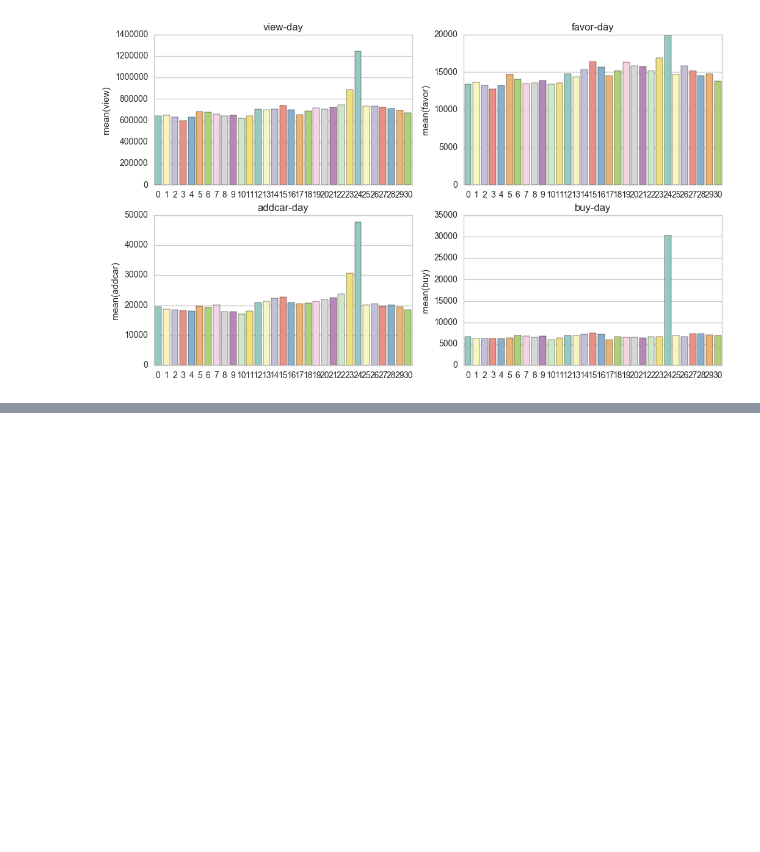
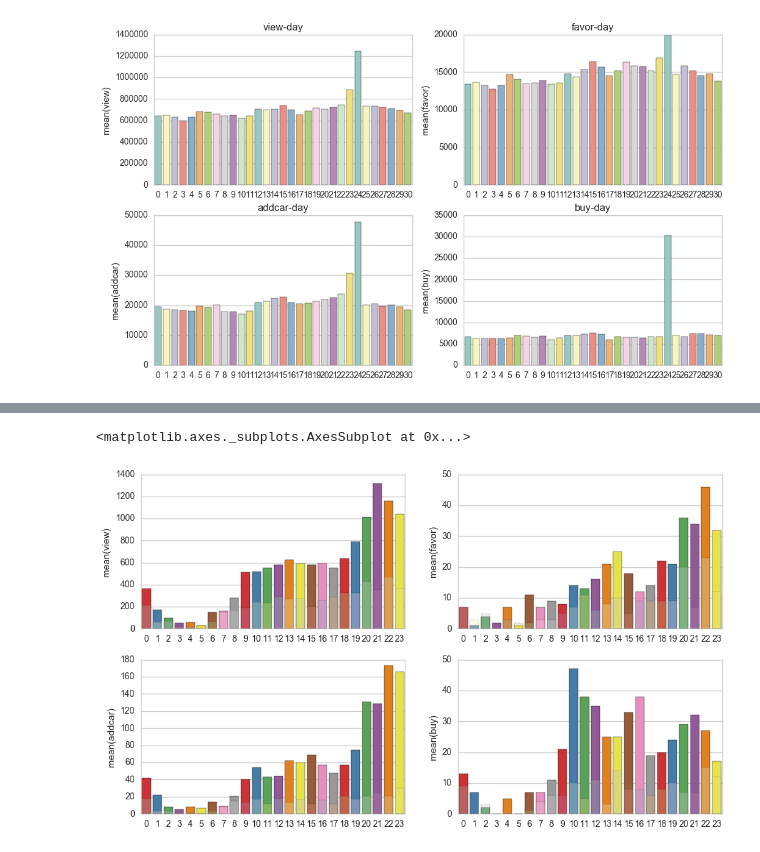
Before and after one commit to wy250229163/IpynbCodes, a Jupyter notebook: 01AliTianchi_Fresh_COMPETITION/AliTianchi_fresh.ipynb, the cells around one changed output, grey strips where cells are left out. Saved outputs shown, nothing was run; the diff lists cells and outputs as text; code cells hidden in the pictures; blank space fills up the shorter version.

```diff
--- a/01AliTianchi_Fresh_COMPETITION/AliTianchi_fresh.ipynb
+++ b/01AliTianchi_Fresh_COMPETITION/AliTianchi_fresh.ipynb
@@ -80,0 +161,21 @@ sns.barplot(month_total.index, month_total.buy,palette="Set3",ax=axes[1,1])
+# %%
+#在小时的维度上进行观察
+hour_detail=user_df[['user_id','item_id','hour','view','favor','addcar','buy']][user_df.date<'2014-12-18'].groupby(['user_id','item_id','hour'],as_index=False).sum()
+month_detail=user_df[['user_id','item_id','date','view','favor','addcar','buy']].groupby(['user_id','item_id','date'],as_index=False).sum()
+day18_positive=month_detail[['user_id','item_id']][(month_detail.date=='2014-12-18')&(month_detail.buy!=0)]
+day18_negative=month_detail[['user_id','item_id']][(month_detail.date=='2014-12-18')&(month_detail.buy==0)].sample(n=6124)
+day18_buy_hour_detail=day18_positive.merge(hour_detail,how='left',on=['user_id','item_id'],).groupby('hour',as_index=False).sum()
+day18_notbuy_hour_detail=day18_negative.merge(hour_detail,how='left',on=['user_id','item_id'],).groupby('hour',as_index=False).sum()
+
+f,axes=plt.subplots(2,2,figsize=(12,7))
+sns.barplot(day18_buy_hour_detail.index, day18_buy_hour_detail.view,palette="Set1",ax=axes[0,0])
+sns.barplot(day18_notbuy_hour_detail.index, day18_notbuy_hour_detail.view,palette="Set3",ax=axes[0,0],alpha=.3)
+sns.barplot(day18_buy_hour_detail.index, day18_buy_hour_detail.favor,palette="Set1",ax=axes[0,1])
+sns.barplot(day18_notbuy_hour_detail.index, day18_notbuy_hour_detail.favor,palette="Set3",ax=axes[0,1],alpha=.3)
+sns.barplot(day18_buy_hour_detail.index, day18_buy_hour_detail.addcar,palette="Set1",ax=axes[1,0])
+sns.barplot(day18_notbuy_hour_detail.index, day18_notbuy_hour_detail.addcar,palette="Set3",ax=axes[1,0],alpha=.3)
+sns.barplot(day18_buy_hour_detail.index, day18_buy_hour_detail.buy,palette="Set1",ax=axes[1,1])
+sns.barplot(day18_notbuy_hour_detail.index, day18_notbuy_hour_detail.buy,palette="Set3",ax=axes[1,1],alpha=.3)
+# %% [output]
+<matplotlib.axes._subplots.AxesSubplot at 0x...>
+[figure, added]
```
Also changed, not shown: parts of 26 cells of this notebook, 1 other file.
